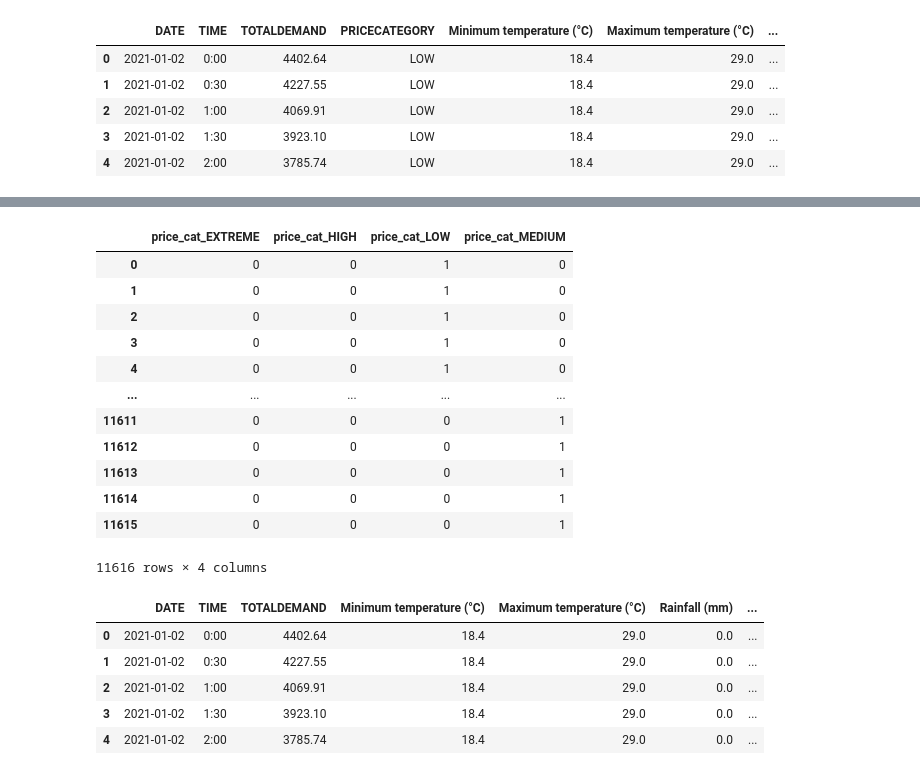
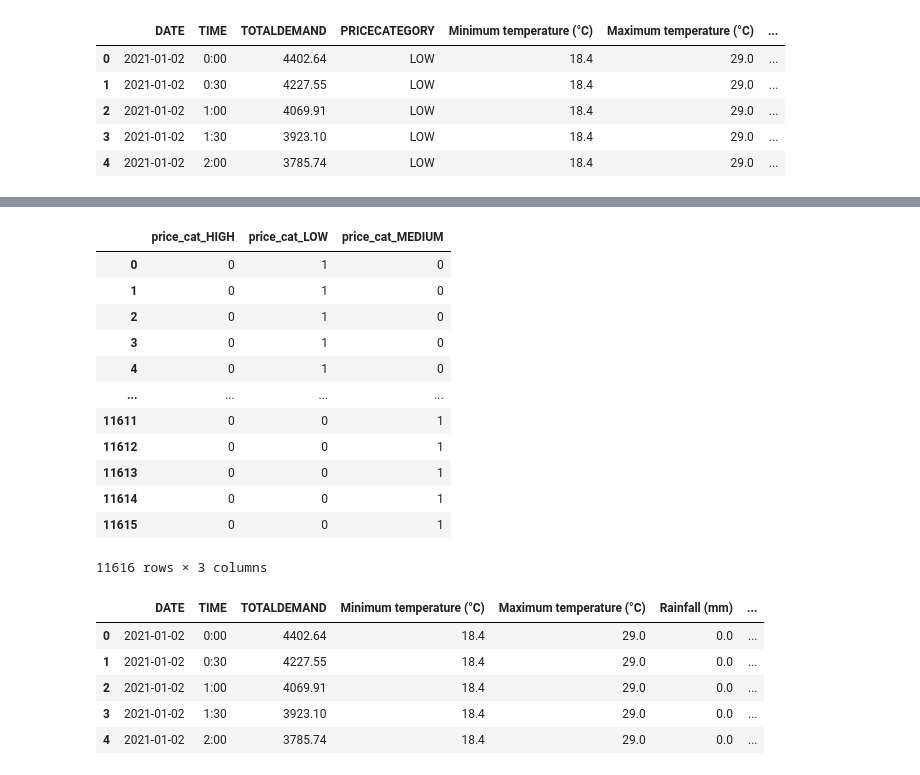
Before and after one commit to unimelb-datascience-jhub/Assigment-2-SIXO, a Jupyter notebook: Data cleansing and preparation.ipynb, the cells around one changed output, grey strips where cells are left out. Drawn from its saved outputs; the diff is of its cells as text; code cells hidden in the pictures.

```diff
--- a/Data cleansing and preparation.ipynb
+++ b/Data cleansing and preparation.ipynb
@@ -396,20 +472,20 @@ merged.shape
 # %%
-dummy_price_category = pd.get_dummies(merged['PRICECATEGORY'], prefix='price_cat')
+dummy_price_category = pd.get_dummies(merged['PRICECATEGORY'], prefix='price_cat',drop_first=True)
 dummy_price_category
 # %% [output]
-|  | price_cat_EXTREME | price_cat_HIGH | price_cat_LOW | price_cat_MEDIUM |
-| 0 | 0 | 0 | 1 | 0 |
-| 1 | 0 | 0 | 1 | 0 |
-| 2 | 0 | 0 | 1 | 0 |
-| 3 | 0 | 0 | 1 | 0 |
-| 4 | 0 | 0 | 1 | 0 |
-| ... | ... | ... | ... | ... |
-| 11611 | 0 | 0 | 0 | 1 |
-| 11612 | 0 | 0 | 0 | 1 |
-| 11613 | 0 | 0 | 0 | 1 |
-| 11614 | 0 | 0 | 0 | 1 |
-| 11615 | 0 | 0 | 0 | 1 |
+|  | price_cat_HIGH | price_cat_LOW | price_cat_MEDIUM |
+| 0 | 0 | 1 | 0 |
+| 1 | 0 | 1 | 0 |
+| 2 | 0 | 1 | 0 |
+| 3 | 0 | 1 | 0 |
+| 4 | 0 | 1 | 0 |
+| ... | ... | ... | ... |
+| 11611 | 0 | 0 | 1 |
+| 11612 | 0 | 0 | 1 |
+| 11613 | 0 | 0 | 1 |
+| 11614 | 0 | 0 | 1 |
+| 11615 | 0 | 0 | 1 |
-11616 rows × 4 columns
+11616 rows × 3 columns
 # %%
 merged = pd.concat([merged, dummy_price_category], axis=1)
 merged.drop('PRICECATEGORY', axis=1, inplace=True)
```
Also changed, not shown: parts of 19 cells of this notebook, 1 other file.
